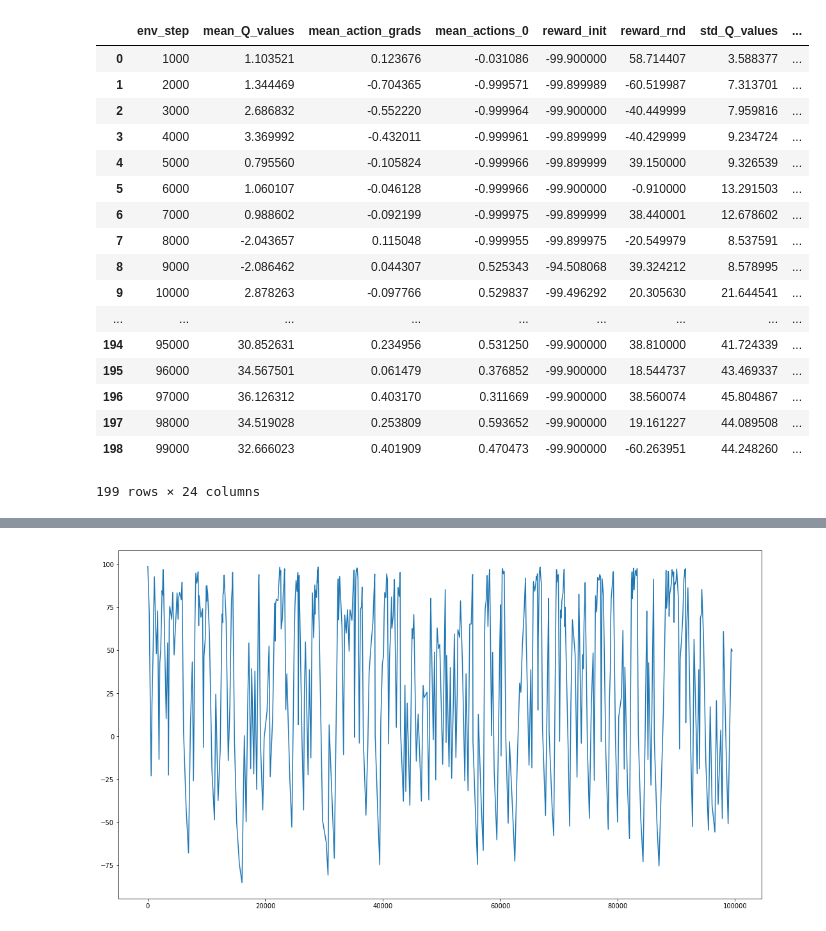
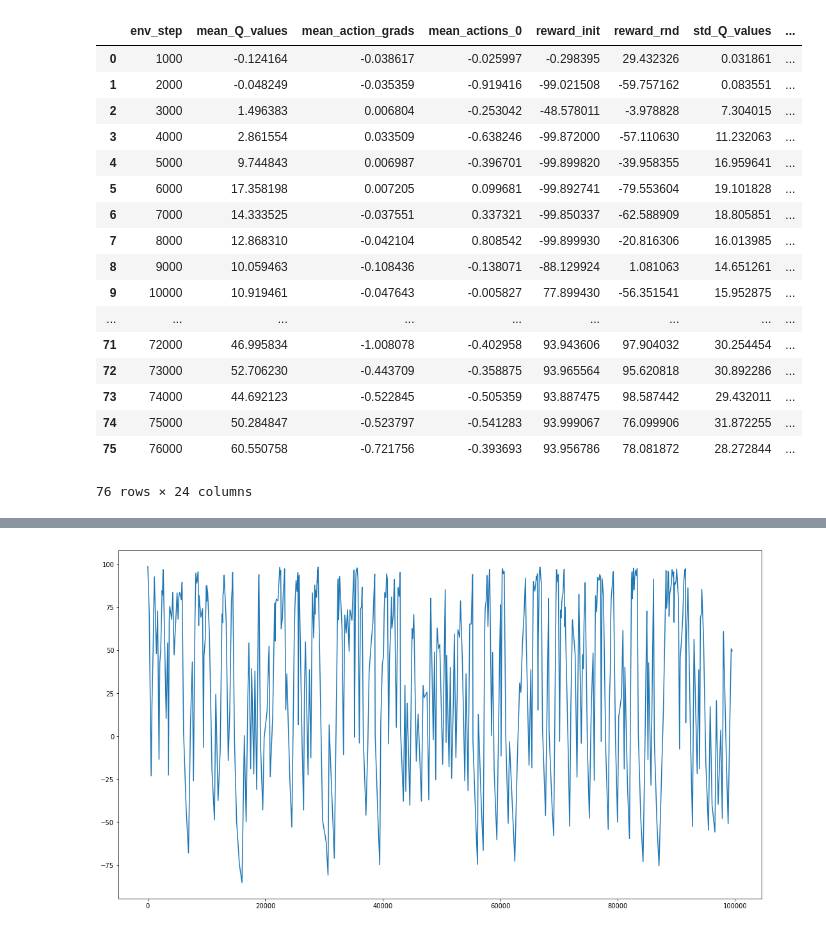
Before and after one commit to pifouuu/deep-rl, a Jupyter notebook: notebooks/sarst_comp_1_various_explo-Copy1.ipynb, the cells around one changed output, grey strips where cells are left out. Saved outputs shown, nothing was run; the diff lists cells and outputs as text; code cells hidden in the pictures.

```diff
--- a/notebooks/sarst_comp_1_various_explo-Copy1.ipynb
+++ b/notebooks/sarst_comp_1_various_explo-Copy1.ipynb
@@ -12,47 +12,47 @@ colors = bmap.mpl_colors
 import os
 # %%
 files = [
-    '../log/cluster/CMCPos-v0'
+    '../log/local/CMCPos-v0'
 ]
 # %%
 frames = [] # List of pandas dataframes corresponding to each results file
 to_drop = ['eval_freq', 'log_dir', 'max_steps', 'nb_test_steps', 'nb_train_iter','render_test', 'render_train', 'resume_step', 'resume_timestamp',
        'save_freq', 'train_freq', 'random_seed']
 for file in files:
     # Fetching json files corresponding to one set of parameters
-    runs = glob.glob(file + '/*/')
+    runs = glob.glob(file + '/2018_03_19_18_15_27/')
     for num_run, run in enumerate(runs):
         # Discarding runs with broken result files
         try:
             df = pd.read_json(os.path.join(run,'log_steps', 'progress.json') , lines=True)
         except ValueError:
             print("run "+run+": invalid")
         config = pd.read_json(os.path.join(run,'config.txt'), lines=True).drop(to_drop, axis=1)
         config = pd.concat([config]*df.shape[0], ignore_index=True)
         data = pd.concat([df, config], axis=1)
         data['num_run']=num_run
         frames.append(data)
 # Creating the complete dataframe with all dat
 expe_res_steps = pd.concat(frames, ignore_index=True)
 expe_res_steps
 # %% [output]
 |  | env_step | mean_Q_values | mean_action_grads | mean_actions_0 | reward_init | reward_rnd | std_Q_values | ... |
-| 0 | 1000 | 1.103521 | 0.123676 | -0.031086 | -99.900000 | 58.714407 | 3.588377 | ... |
-| 1 | 2000 | 1.344469 | -0.704365 | -0.999571 | -99.899989 | -60.519987 | 7.313701 | ... |
-| 2 | 3000 | 2.686832 | -0.552220 | -0.999964 | -99.900000 | -40.449999 | 7.959816 | ... |
-| 3 | 4000 | 3.369992 | -0.432011 | -0.999961 | -99.899999 | -40.429999 | 9.234724 | ... |
-| 4 | 5000 | 0.795560 | -0.105824 | -0.999966 | -99.899999 | 39.150000 | 9.326539 | ... |
-| 5 | 6000 | 1.060107 | -0.046128 | -0.999966 | -99.900000 | -0.910000 | 13.291503 | ... |
-| 6 | 7000 | 0.988602 | -0.092199 | -0.999975 | -99.899999 | 38.440001 | 12.678602 | ... |
-| 7 | 8000 | -2.043657 | 0.115048 | -0.999955 | -99.899975 | -20.549979 | 8.537591 | ... |
-| 8 | 9000 | -2.086462 | 0.044307 | 0.525343 | -94.508068 | 39.324212 | 8.578995 | ... |
-| 9 | 10000 | 2.878263 | -0.097766 | 0.529837 | -99.496292 | 20.305630 | 21.644541 | ... |
+| 0 | 1000 | -0.124164 | -0.038617 | -0.025997 | -0.298395 | 29.432326 | 0.031861 | ... |
+| 1 | 2000 | -0.048249 | -0.035359 | -0.919416 | -99.021508 | -59.757162 | 0.083551 | ... |
+| 2 | 3000 | 1.496383 | 0.006804 | -0.253042 | -48.578011 | -3.978828 | 7.304015 | ... |
+| 3 | 4000 | 2.861554 | 0.033509 | -0.638246 | -99.872000 | -57.110630 | 11.232063 | ... |
+| 4 | 5000 | 9.744843 | 0.006987 | -0.396701 | -99.899820 | -39.958355 | 16.959641 | ... |
+| 5 | 6000 | 17.358198 | 0.007205 | 0.099681 | -99.892741 | -79.553604 | 19.101828 | ... |
+| 6 | 7000 | 14.333525 | -0.037551 | 0.337321 | -99.850337 | -62.588909 | 18.805851 | ... |
+| 7 | 8000 | 12.868310 | -0.042104 | 0.808542 | -99.899930 | -20.816306 | 16.013985 | ... |
+| 8 | 9000 | 10.059463 | -0.108436 | -0.138071 | -88.129924 | 1.081063 | 14.651261 | ... |
+| 9 | 10000 | 10.919461 | -0.047643 | -0.005827 | 77.899430 | -56.351541 | 15.952875 | ... |
 | ... | ... | ... | ... | ... | ... | ... | ... | ... |
-| 194 | 95000 | 30.852631 | 0.234956 | 0.531250 | -99.900000 | 38.810000 | 41.724339 | ... |
-| 195 | 96000 | 34.567501 | 0.061479 | 0.376852 | -99.900000 | 18.544737 | 43.469337 | ... |
-| 196 | 97000 | 36.126312 | 0.403170 | 0.311669 | -99.900000 | 38.560074 | 45.804867 | ... |
-| 197 | 98000 | 34.519028 | 0.253809 | 0.593652 | -99.900000 | 19.161227 | 44.089508 | ... |
-| 198 | 99000 | 32.666023 | 0.401909 | 0.470473 | -99.900000 | -60.263951 | 44.248260 | ... |
+| 71 | 72000 | 46.995834 | -1.008078 | -0.402958 | 93.943606 | 97.904032 | 30.254454 | ... |
+| 72 | 73000 | 52.706230 | -0.443709 | -0.358875 | 93.965564 | 95.620818 | 30.892286 | ... |
+| 73 | 74000 | 44.692123 | -0.522845 | -0.505359 | 93.887475 | 98.587442 | 29.432011 | ... |
+| 74 | 75000 | 50.284847 | -0.523797 | -0.541283 | 93.999067 | 76.099906 | 31.872255 | ... |
+| 75 | 76000 | 60.550758 | -0.721756 | -0.393693 | 93.956786 | 78.081872 | 28.272844 | ... |
-199 rows × 24 columns
+76 rows × 24 columns
 # %%
 params = ['actor_lr', 'alpha','buffer_size', 'critic_lr', 'env', 'gamma', 'invert_grads', 'memory','minibatch_size', 'sigma', 'strategy', 'target_clip','tau']
```
Also changed, not shown: parts of 1 cell of this notebook, 3 other files.
